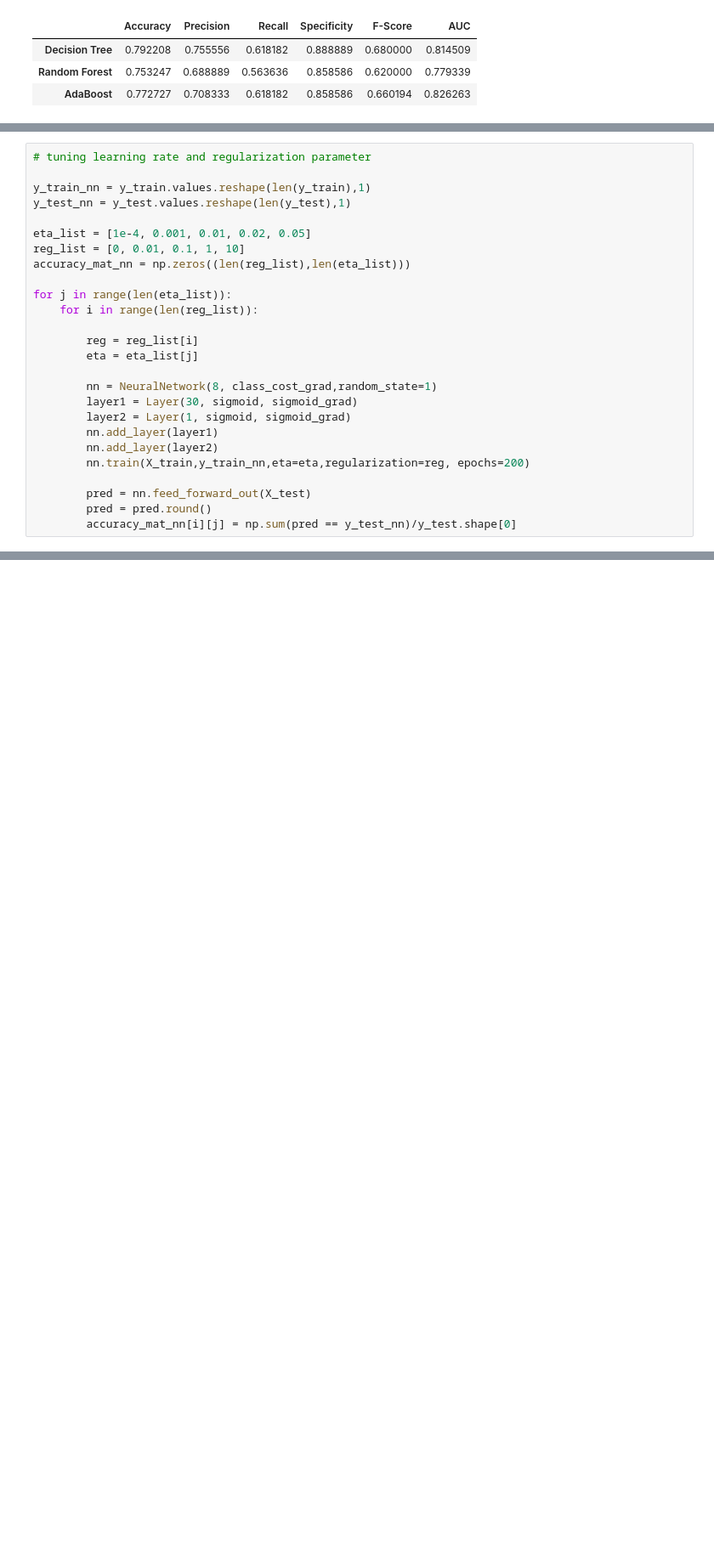
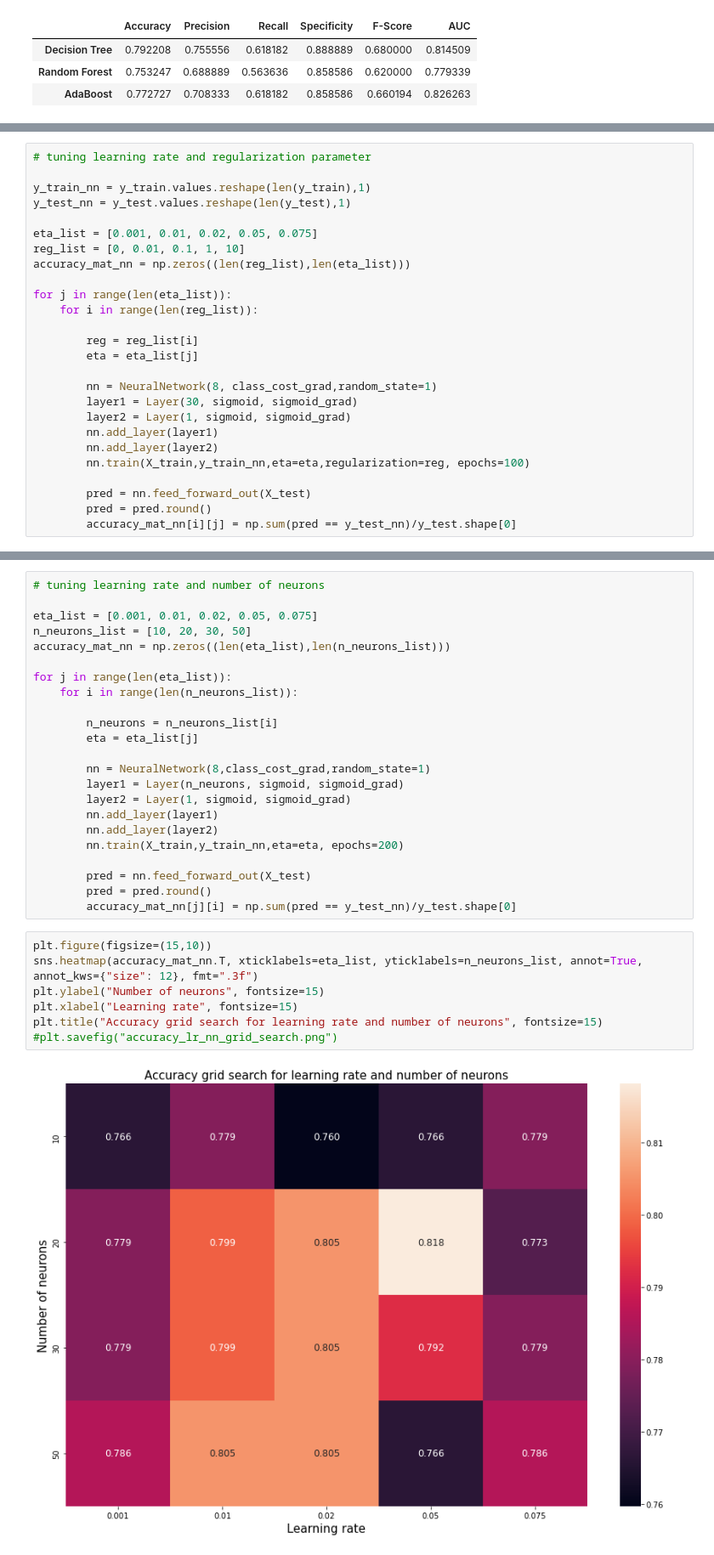
Before and after one commit to matteodales/-FYS-STK4155_Applied_Data_Analysis_and_Machine_Learning, a Jupyter notebook: project3/code/sklearn_analysis.ipynb, the cells around one changed output, grey strips where cells are left out. Shown at 85% size. Drawn from its saved outputs; the diff is of its cells as text; blank space fills up the shorter version.

```diff
--- a/project3/code/sklearn_analysis.ipynb
+++ b/project3/code/sklearn_analysis.ipynb
@@ -340,7 +363,7 @@ Text(0.5, 1.0, 'Accuracy grid search for learning rate and regularization parame
 y_train_nn = y_train.values.reshape(len(y_train),1)
 y_test_nn = y_test.values.reshape(len(y_test),1)
 
-eta_list = [1e-4, 0.001, 0.01, 0.02, 0.05]
+eta_list = [0.001, 0.01, 0.02, 0.05, 0.075]
 reg_list = [0, 0.01, 0.1, 1, 10]
 accuracy_mat_nn = np.zeros((len(reg_list),len(eta_list)))
 
@@ -355,7 +378,7 @@ for j in range(len(eta_list)):
         layer2 = Layer(1, sigmoid, sigmoid_grad)
         nn.add_layer(layer1)
         nn.add_layer(layer2)
-        nn.train(X_train,y_train_nn,eta=eta,regularization=reg, epochs=200)
+        nn.train(X_train,y_train_nn,eta=eta,regularization=reg, epochs=100)
 
         pred = nn.feed_forward_out(X_test)
         pred = pred.round()
@@ -371,0 +395,32 @@ plt.savefig("accuracy_grid_search.png")
+# %%
+# tuning learning rate and number of neurons
+
+eta_list = [0.001, 0.01, 0.02, 0.05, 0.075]
+n_neurons_list = [10, 20, 30, 50]
+accuracy_mat_nn = np.zeros((len(eta_list),len(n_neurons_list)))
+
+for j in range(len(eta_list)):
+    for i in range(len(n_neurons_list)):
+
+        n_neurons = n_neurons_list[i]
+        eta = eta_list[j]
+
+        nn = NeuralNetwork(8,class_cost_grad,random_state=1)
+        layer1 = Layer(n_neurons, sigmoid, sigmoid_grad)
+        layer2 = Layer(1, sigmoid, sigmoid_grad)
+        nn.add_layer(layer1)
+        nn.add_layer(layer2)
+        nn.train(X_train,y_train_nn,eta=eta, epochs=200)
+
+        pred = nn.feed_forward_out(X_test)
+        pred = pred.round()
+        accuracy_mat_nn[j][i] = np.sum(pred == y_test_nn)/y_test.shape[0]
+# %%
+plt.figure(figsize=(15,10))
+sns.heatmap(accuracy_mat_nn.T, xticklabels=eta_list, yticklabels=n_neurons_list, annot=True, annot_kws={"size": 12}, fmt=".3f")
+plt.ylabel("Number of neurons", fontsize=15)
+plt.xlabel("Learning rate", fontsize=15)
+plt.title("Accuracy grid search for learning rate and number of neurons", fontsize=15)
+#plt.savefig("accuracy_lr_nn_grid_search.png")
+# %% [output]
+[figure, added]
```
Also changed, not shown: parts of 14 cells of this notebook.
